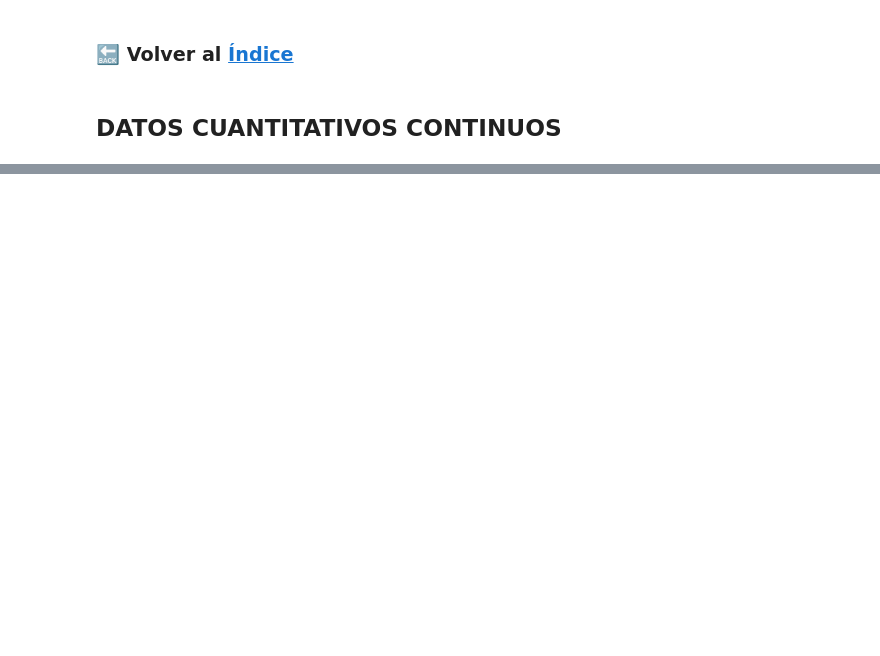
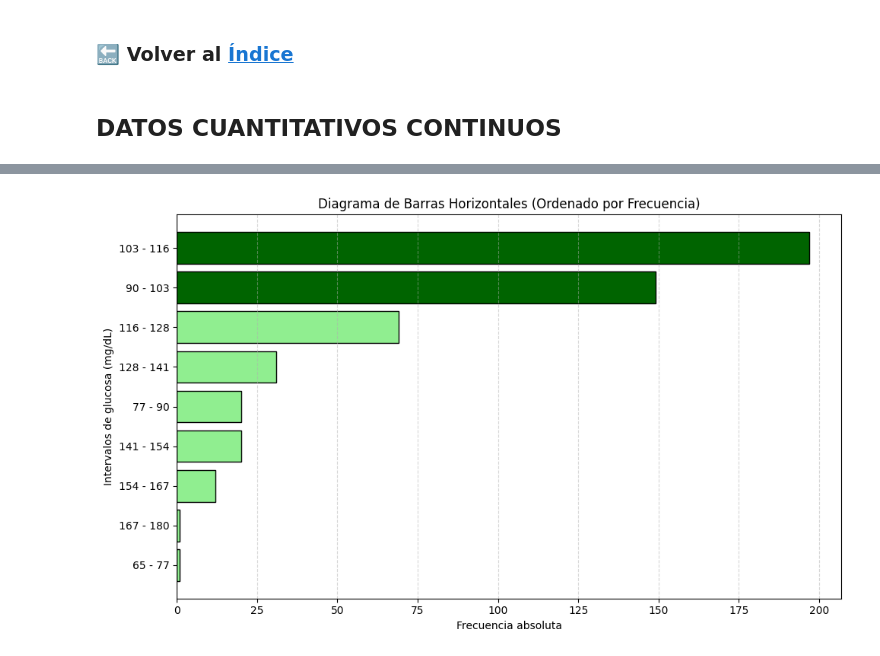
Before and after one commit to D1egoXD/Tablas_Frecuencias, a Jupyter notebook: datos_cuantitativos_continuos.ipynb, the cells around one changed output, grey strips where cells are left out. Saved outputs shown, nothing was run; the diff lists cells and outputs as text; code cells hidden in the pictures; blank space fills up the shorter version.

```diff
--- a/datos_cuantitativos_continuos.ipynb
+++ b/datos_cuantitativos_continuos.ipynb
@@ -140,0 +155,24 @@ plt.show()
+# %%
+# Ordenar por frecuencia
+tabla_barras = tabla.copy().sort_values(by='Frecuencia absoluta', ascending=True)
+frecs = tabla_barras['Frecuencia absoluta'].values
+colores_barras = ['lightgreen'] * len(frecs)
+
+# Resaltar los 2 picos más altos
+top2_idx = np.argsort(frecs)[-2:]
+for i in top2_idx:
+    colores_barras[i] = 'darkgreen'
+
+plt.figure(figsize=(10, 6))
+plt.barh(y=tabla_barras['Clase (mg/dL)'],
+         width=frecs,
+         color=colores_barras, edgecolor='black')
+
+plt.title("Diagrama de Barras Horizontales (Ordenado por Frecuencia)")
+plt.xlabel("Frecuencia absoluta")
+plt.ylabel("Intervalos de glucosa (mg/dL)")
+plt.grid(axis='x', linestyle='--', alpha=0.5)
+plt.tight_layout()
+plt.show()
+# %% [output]
+[figure, added]
```
Also changed, not shown: parts of 23 cells of this notebook.
